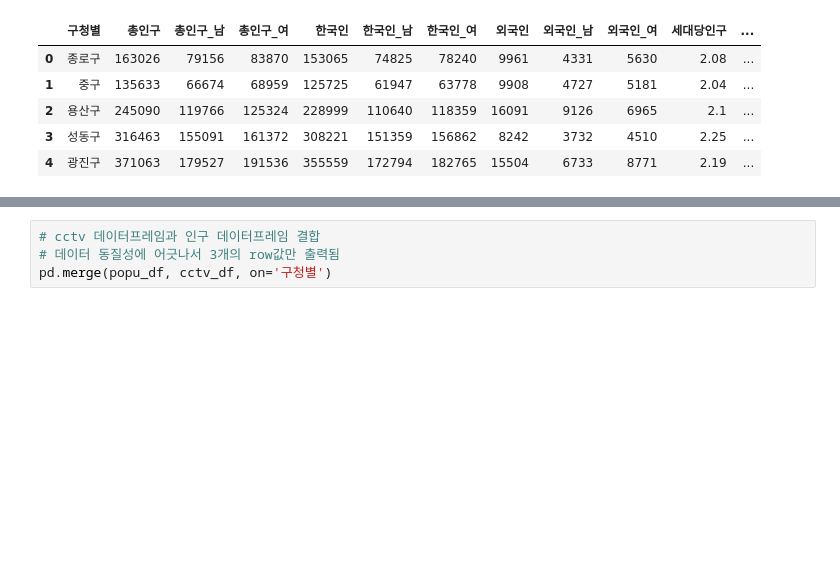
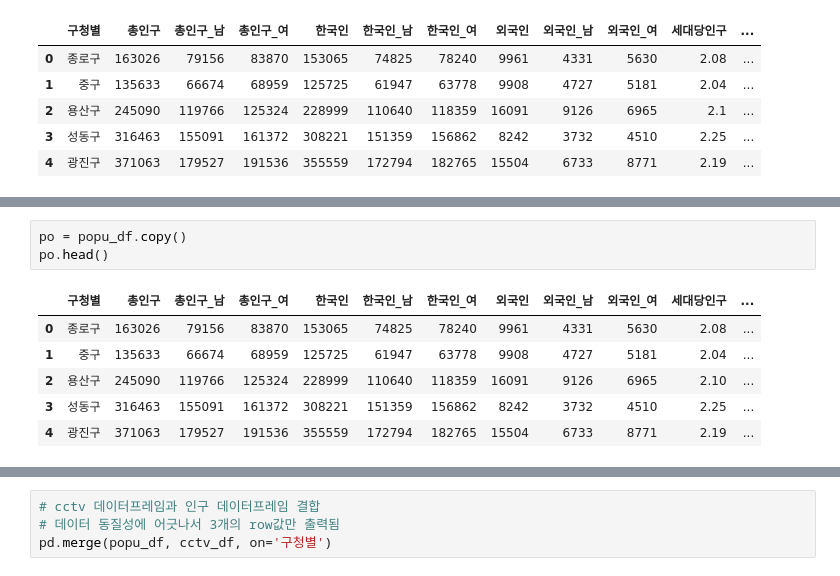
Before and after one commit to jh5209/Project, a Jupyter notebook: analist/seoul_cctv.ipynb, the cells around one changed output, grey strips where cells are left out. Cells and saved outputs as stored; diff of their text form; blank space fills up the shorter version.

```diff
--- a/analist/seoul_cctv.ipynb
+++ b/analist/seoul_cctv.ipynb
@@ -339 +355,11 @@ popu_df.sort_values(by='외국인', ascending=False).head(3)
+# %%
+po = popu_df.copy()
+po.head()
+# %% [output]
+|  | 구청별 | 총인구 | 총인구_남 | 총인구_여 | 한국인 | 한국인_남 | 한국인_여 | 외국인 | 외국인_남 | 외국인_여 | 세대당인구 | ... |
+| 0 | 종로구 | 163026 | 79156 | 83870 | 153065 | 74825 | 78240 | 9961 | 4331 | 5630 | 2.08 | ... |
+| 1 | 중구 | 135633 | 66674 | 68959 | 125725 | 61947 | 63778 | 9908 | 4727 | 5181 | 2.04 | ... |
+| 2 | 용산구 | 245090 | 119766 | 125324 | 228999 | 110640 | 118359 | 16091 | 9126 | 6965 | 2.10 | ... |
+| 3 | 성동구 | 316463 | 155091 | 161372 | 308221 | 151359 | 156862 | 8242 | 3732 | 4510 | 2.25 | ... |
+| 4 | 광진구 | 371063 | 179527 | 191536 | 355559 | 172794 | 182765 | 15504 | 6733 | 8771 | 2.19 | ... |
 # %%
```
Also changed, not shown: parts of 13 cells of this notebook.
